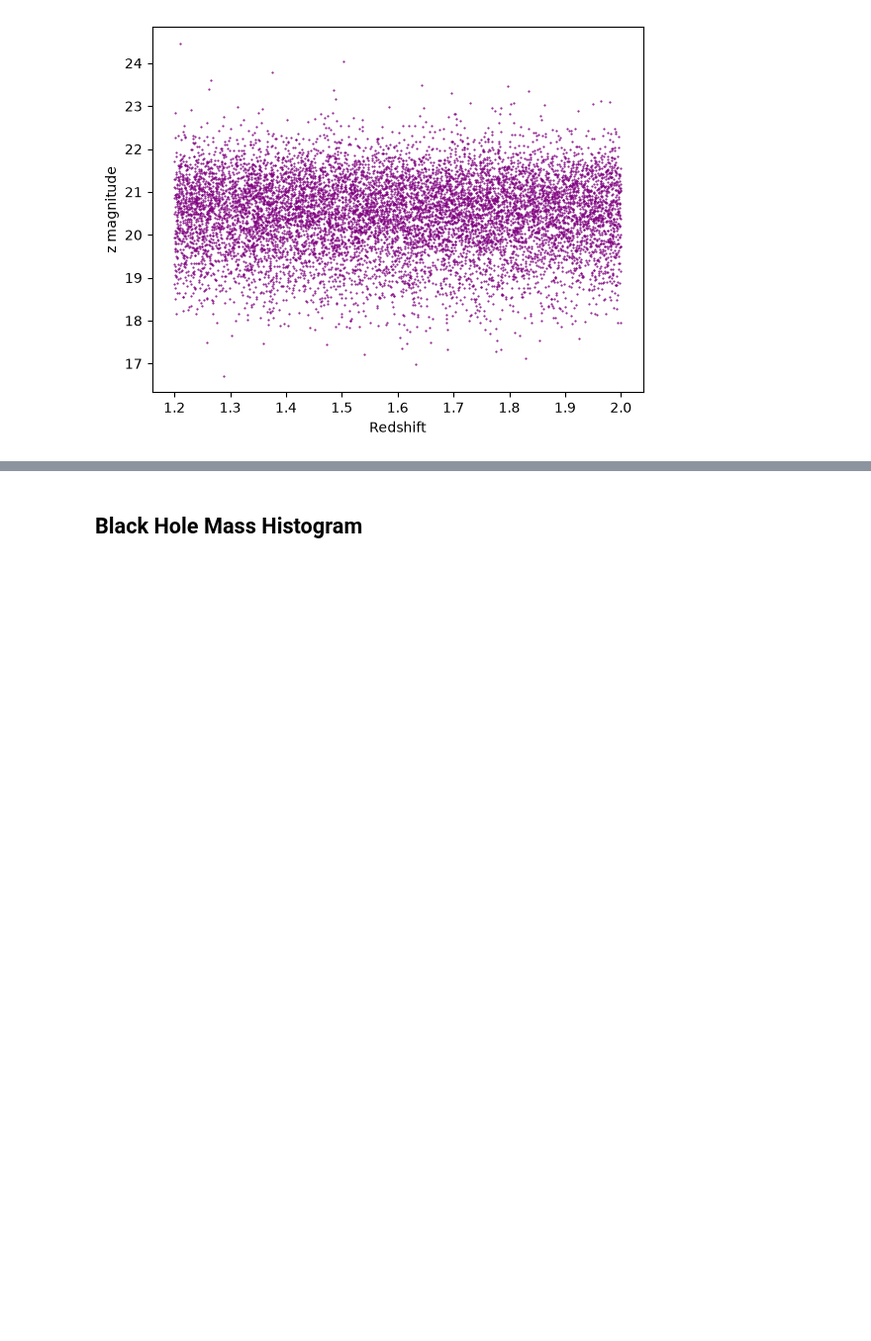
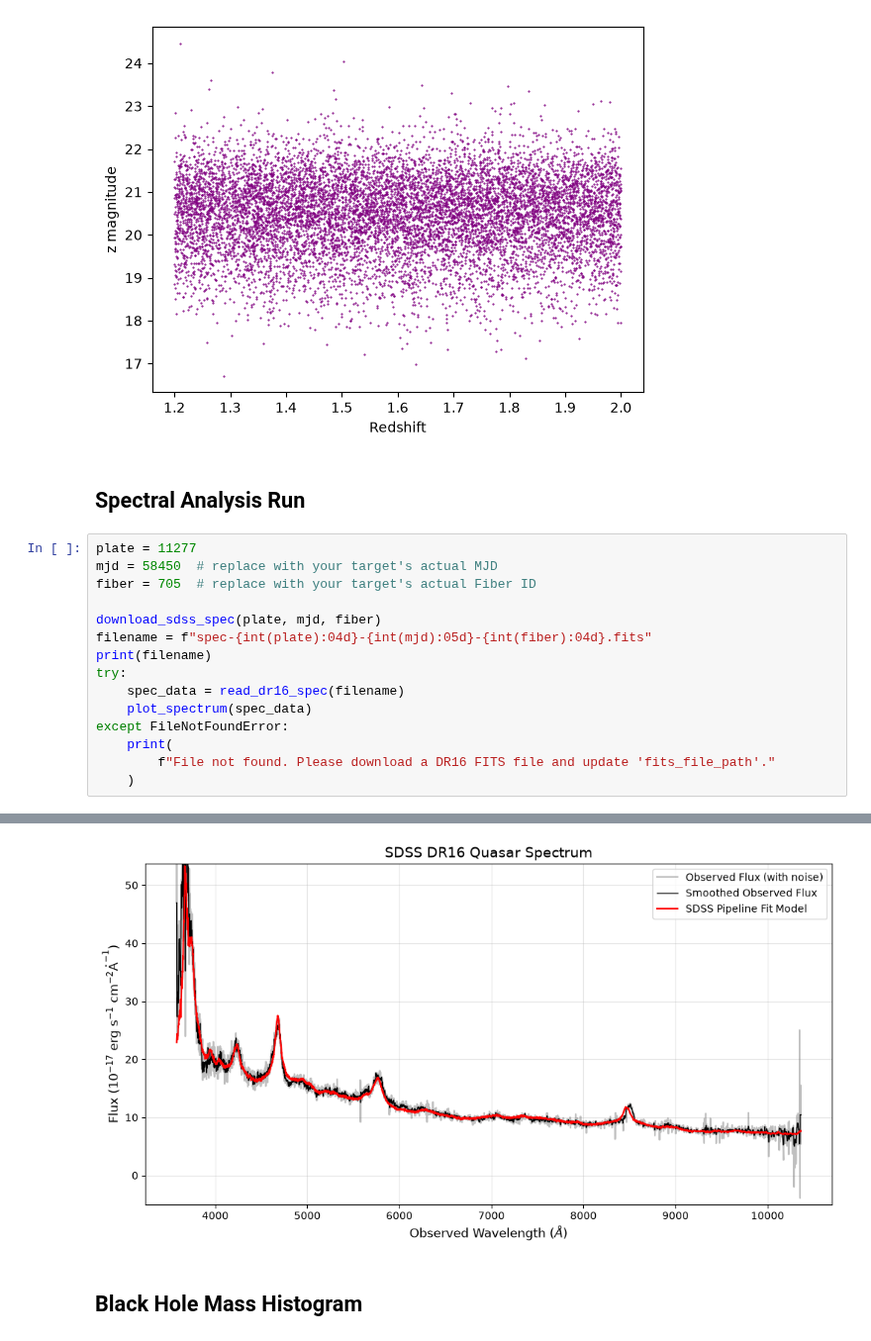
Before and after one commit to Emlilio/Quasars26, a Jupyter notebook: Initial_data_review.ipynb, the cells around one changed output, grey strips where cells are left out. Shown at 99% size. Cells and saved outputs as stored; diff of their text form; blank space fills up the shorter version.

```diff
--- a/Initial_data_review.ipynb
+++ b/Initial_data_review.ipynb
@@ -140,3 +376,21 @@ plt.show()
 [figure]
 [figure]
 [figure]
+# %% [markdown]
+## Spectral Analysis Run
+# %%
+plate = 11277
+mjd = 58450  # replace with your target's actual MJD
+fiber = 705  # replace with your target's actual Fiber ID
+
+download_sdss_spec(plate, mjd, fiber)
+filename = f"spec-{int(plate):04d}-{int(mjd):05d}-{int(fiber):04d}.fits"
+print(filename)
+try:
+    spec_data = read_dr16_spec(filename)
+    plot_spectrum(spec_data)
+except FileNotFoundError:
+    print(
+        f"File not found. Please download a DR16 FITS file and update 'fits_file_path'."
+    )
+# %% [output]
@@ -143,3 +400,4 @@ plt.show()
+[figure, added]
 # %% [markdown]
 ## Black Hole Mass Histogram
 # %%
```
Also changed, not shown: parts of 22 cells of this notebook.
